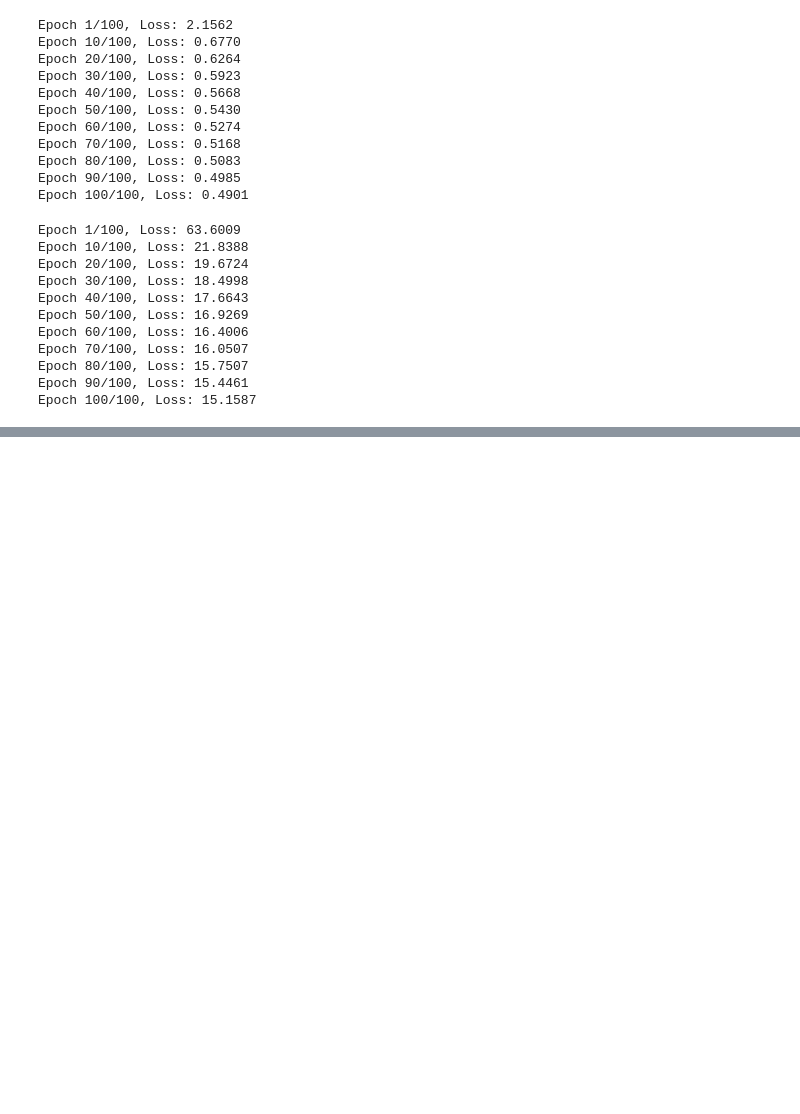
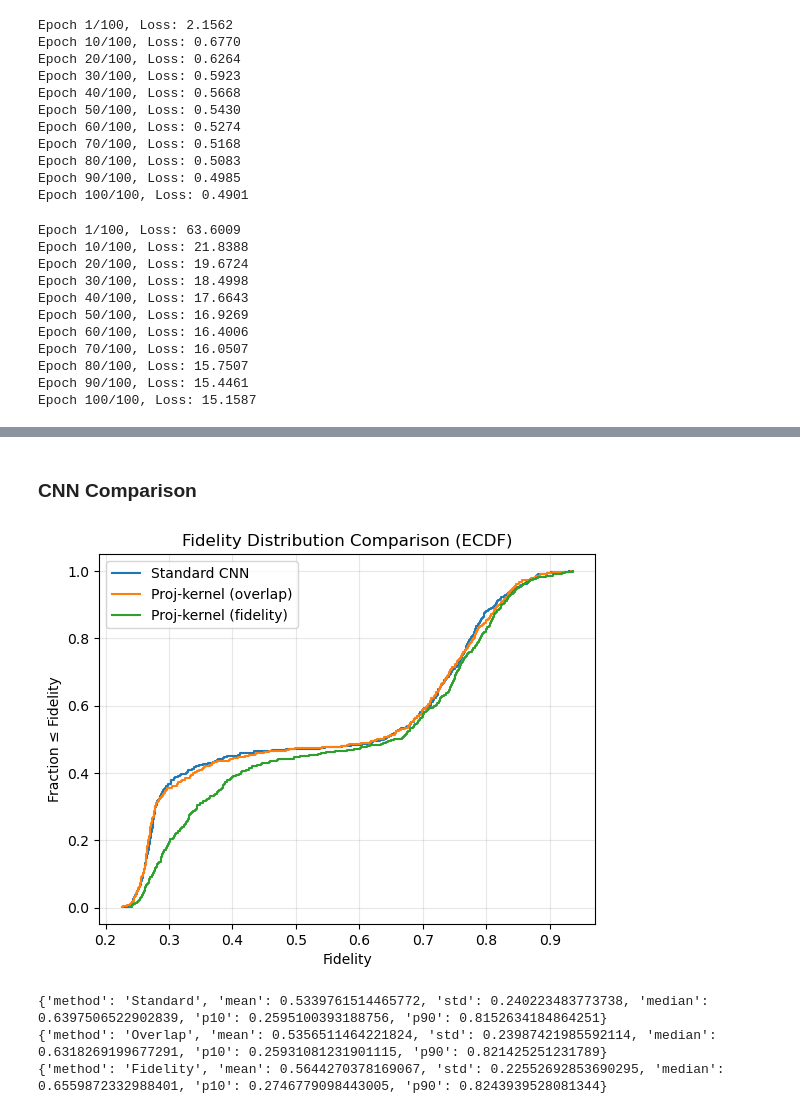
Before and after one commit to Charlow88/Masters-Project, a Jupyter notebook: src/masters_project/basic_runthrough.ipynb, the cells around one changed output, grey strips where cells are left out. Drawn from its saved outputs; the diff is of its cells as text; code cells hidden in the pictures; blank space fills up the shorter version.

```diff
--- a/src/masters_project/basic_runthrough.ipynb
+++ b/src/masters_project/basic_runthrough.ipynb
@@ -157,6 +238,8 @@ F_stokes = fidelities_vs_truth(outputs["stokes_rhos"])
 F_naive  = fidelities_vs_truth(outputs["nn_naive_rhos"])
 F_phys   = fidelities_vs_truth(outputs["nn_phys_rhos"])
 F_cnn    = fidelities_vs_truth(outputs["nn_cnn_rhos"])
+F_cnn_overlap = fidelities_vs_truth(outputs["cnn_overlap_rhos"])
+F_cnn_fidelity = fidelities_vs_truth(outputs["cnn_fidelity_rhos"])
 # %%
 plt.figure()
 plt.hist(F_stokes, bins=30, alpha=0.6, label=rf"Stokes ($\mu$: {(F_stokes.mean()*100):.1f}%, $\sigma$: {(F_stokes.std()*100):.1f})")
@@ -217,0 +301,53 @@ CNN NN physicality: 0.9
+# %% [markdown]
+### CNN Comparison
+# %%
+import numpy as np
+import matplotlib.pyplot as plt
+
+def ecdf(x):
+    x = np.asarray(x)
+    x = x[np.isfinite(x)]
+    x = np.sort(x)
+    y = np.arange(1, len(x) + 1) / len(x)
+    return x, y
+
+plt.figure()
+
+for label, F in [
+    ("Standard CNN", F_cnn),
+    ("Proj-kernel (overlap)", F_cnn_overlap),
+    ("Proj-kernel (fidelity)", F_cnn_fidelity),
+]:
+    x, y = ecdf(F)
+    plt.step(x, y, where="post", label=label)
+
+plt.xlabel("Fidelity")
+plt.ylabel("Fraction ≤ Fidelity")
+plt.title("Fidelity Distribution Comparison (ECDF)")
+plt.legend()
+plt.grid(True, alpha=0.3)
+plt.show()
+# %% [output]
+[figure, added]
+# %%
+def summarize(name, F):
+    F = np.asarray(F)
+    return {
+        "method": name,
+        "mean": float(np.mean(F)),
+        "std": float(np.std(F, ddof=1)),
+        "median": float(np.median(F)),
+        "p10": float(np.quantile(F, 0.10)),
+        "p90": float(np.quantile(F, 0.90)),
+    }
+
+for s in [
+    summarize("Standard", F_cnn),
+    summarize("Overlap", F_cnn_overlap),
+    summarize("Fidelity", F_cnn_fidelity),
+]:
+    print(s)
+# %% [output]
+{'method': 'Standard', 'mean': 0.5339761514465772, 'std': 0.240223483773738, 'median': 0.6397506522902839, 'p10': 0.2595100393188756, 'p90': 0.8152634184864251}
+{'method': 'Overlap', 'mean': 0.5356511464221824, 'std': 0.23987421985592114, 'median': 0.6318269199677291, 'p10': 0.25931081231901115, 'p90': 0.821425251231789}
+{'method': 'Fidelity', 'mean': 0.5644270378169067, 'std': 0.22552692853690295, 'median': 0.6559872332988401, 'p10': 0.2746779098443005, 'p90': 0.8243939528081344}
```
Also changed, not shown: parts of 11 cells of this notebook, 1 other file.
